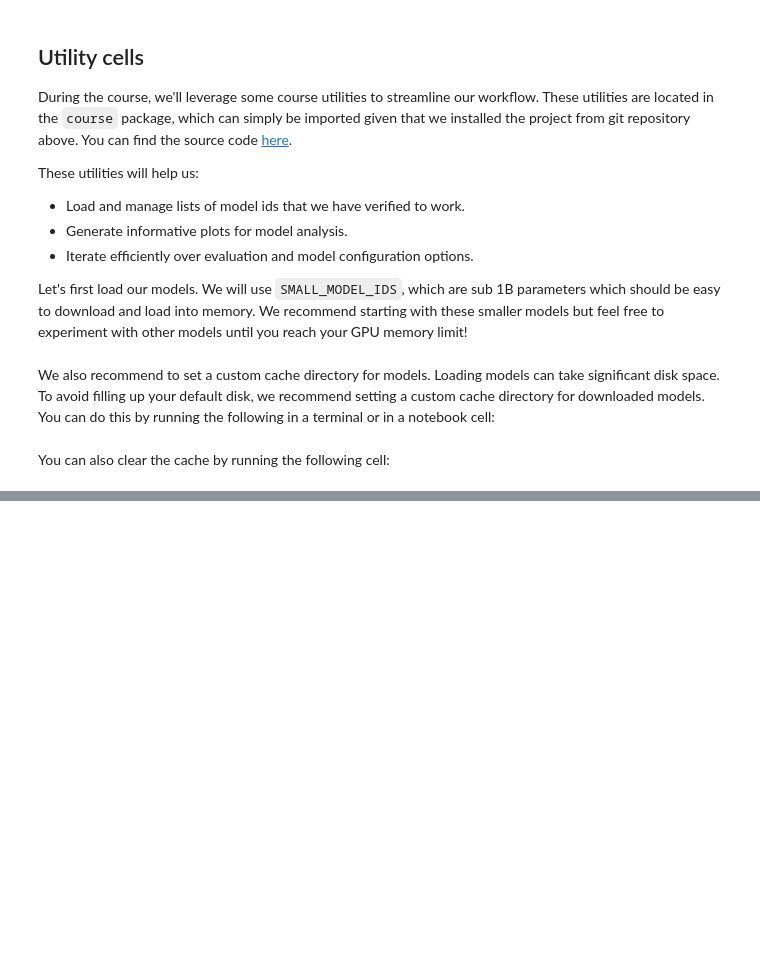
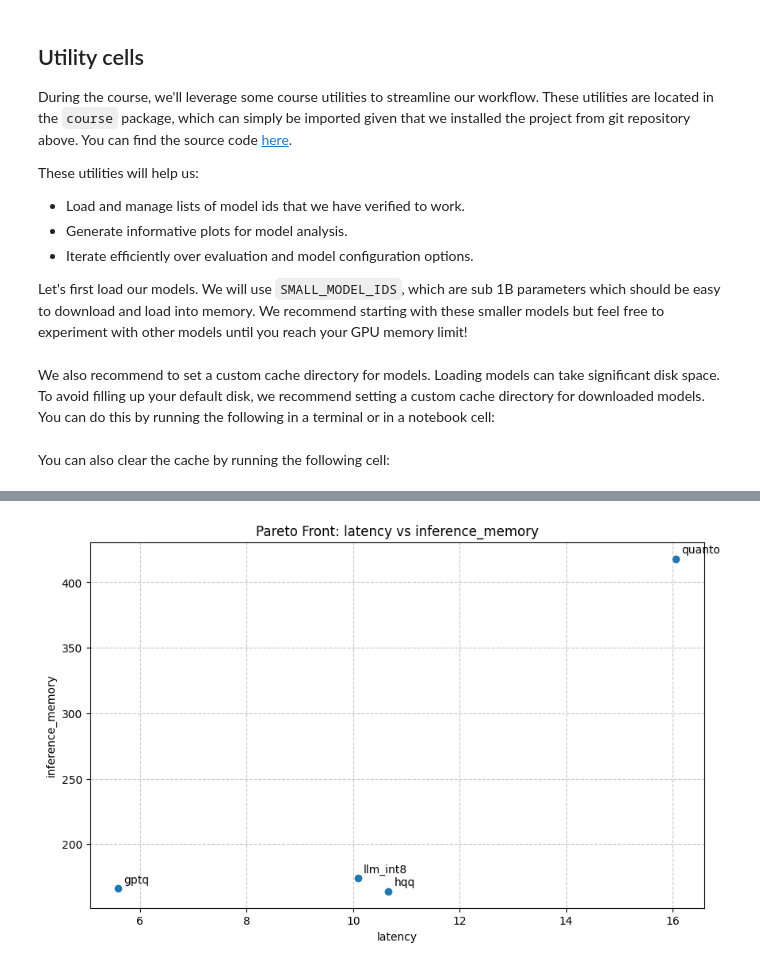
Before and after one commit to PrunaAI/ai-efficiency-courses, a Jupyter notebook: exercises/04-benchmark_llm_quantization_methods.ipynb, the cells around one changed output, grey strips where cells are left out. Saved outputs shown, nothing was run; the diff lists cells and outputs as text; code cells hidden in the pictures; blank space fills up the shorter version.

```diff
--- a/exercises/04-benchmark_llm_quantization_methods.ipynb
+++ b/exercises/04-benchmark_llm_quantization_methods.ipynb
@@ -217,0 +161,4 @@ As a bonus, you can try applying the same quantization method across different m
+# %%
+evaluation_results = {}
+
+### To Complete ###
@@ -217,0 +179,8 @@ As a bonus, you can try applying the same quantization method across different m
+# %%
+results = {}
+for model, metric_list in evaluation_results.items():
+    results[model] = {m.name: m.result for m in metric_list}
+# %%
+create_pareto_front(results, "latency", "inference_memory")
+# %% [output]
+[figure, added]
```
Also changed, not shown: parts of 35 cells of this notebook, 16 other files.
